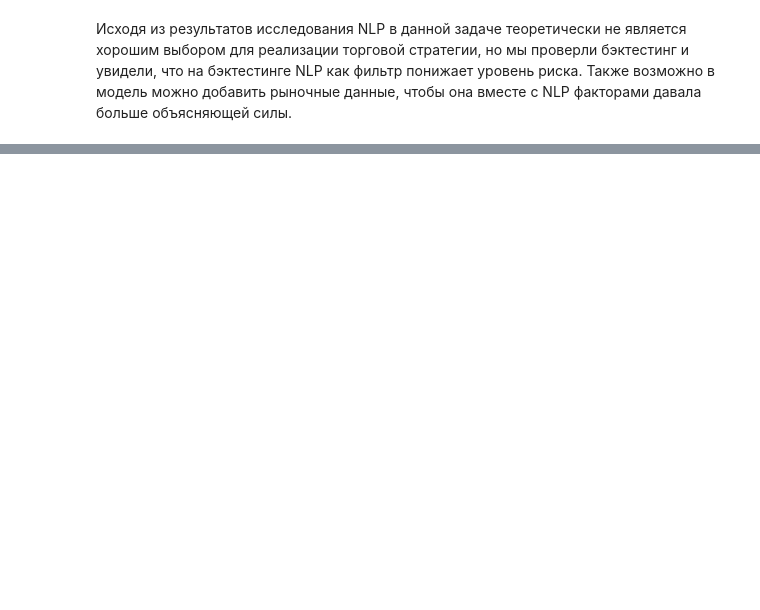
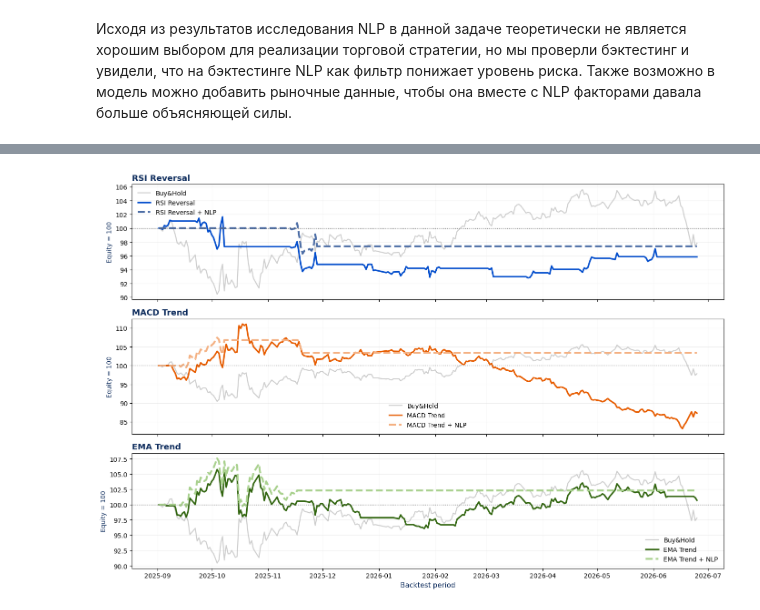
Before and after one commit to gsozik/NLP-impact-on-trading, a Jupyter notebook: sber.ipynb, the cells around one changed output, grey strips where cells are left out. Cells and saved outputs as stored; diff of their text form; code cells hidden in the pictures; blank space fills up the shorter version.

```diff
--- a/sber.ipynb
+++ b/sber.ipynb
@@ -1215,7 +1274,7 @@ backtester = VectorBTBacktester(
     slippage=0.0008,
     freq="1d",
     shift_orders=True,
-    logging=False,
+    logging=True,
 )
 # %%
 rsi_strategy = RSIReversalStrategy(
@@ -1300,0 +1436,92 @@ comparison3
+# %%
+fig, axes = plt.subplots(3, 1, figsize=(14, 10), sharex=True)
+
+pairs = [
+    {
+        "ax": axes[0],
+        "title": "RSI Reversal",
+        "base": rsi_eq,
+        "nlp": rsi_nlp_eq,
+        "base_label": "RSI Reversal",
+        "nlp_label": "RSI Reversal + NLP",
+        "base_color": "#014CCC",
+        "nlp_color": "#4C6DA5",
+    },
+    {
+        "ax": axes[1],
+        "title": "MACD Trend",
+        "base": macd_eq,
+        "nlp": macd_nlp_eq,
+        "base_label": "MACD Trend",
+        "nlp_label": "MACD Trend + NLP",
+        "base_color": "#E75C00",
+        "nlp_color": "#F4B183",
+    },
+    {
+        "ax": axes[2],
+        "title": "EMA Trend",
+        "base": ema_eq,
+        "nlp": ema_nlp_eq,
+        "base_label": "EMA Trend",
+        "nlp_label": "EMA Trend + NLP",
+        "base_color": "#31650F",
+        "nlp_color": "#A9D18E",
+    },
+]
+
+for item in pairs:
+    ax = item["ax"]
+
+    ax.plot(
+        bh_eq.index,
+        bh_eq.values,
+        color="#A5A5A5",
+        linewidth=1.6,
+        alpha=0.55,
+        label="Buy&Hold",
+    )
+
+    ax.plot(
+        item["base"].index,
+        item["base"].values,
+        color=item["base_color"],
+        linewidth=2.4,
+        label=item["base_label"],
+    )
+
+    ax.plot(
+        item["nlp"].index,
+        item["nlp"].values,
+        color=item["nlp_color"],
+        linewidth=3.0,
+        linestyle="--",
+        label=item["nlp_label"],
+    )
+
+    ax.axhline(
+        100,
+        color="#404040",
+        linewidth=1,
+        linestyle=":",
+        alpha=0.8,
+    )
+
+    ax.set_title(
+        item["title"],
+        loc="left",
+        fontsize=13,
+        fontweight="bold",
+        color="#0B2A5B",
+    )
+
+    ax.set_ylabel("Equity = 100", fontsize=10, color="#0B2A5B")
+    ax.grid(axis="y", alpha=0.20)
+    ax.grid(axis="x", alpha=0.06)
+    ax.legend(frameon=False, fontsize=10, loc="best")
+
+axes[-1].set_xlabel("Backtest period", fontsize=11, color="#0B2A5B")
+
+plt.tight_layout(rect=[0, 0, 1, 0.94])
+plt.show()
+# %% [output]
+[figure, added]
```
Also changed, not shown: parts of 7 cells of this notebook, 52 other files.
